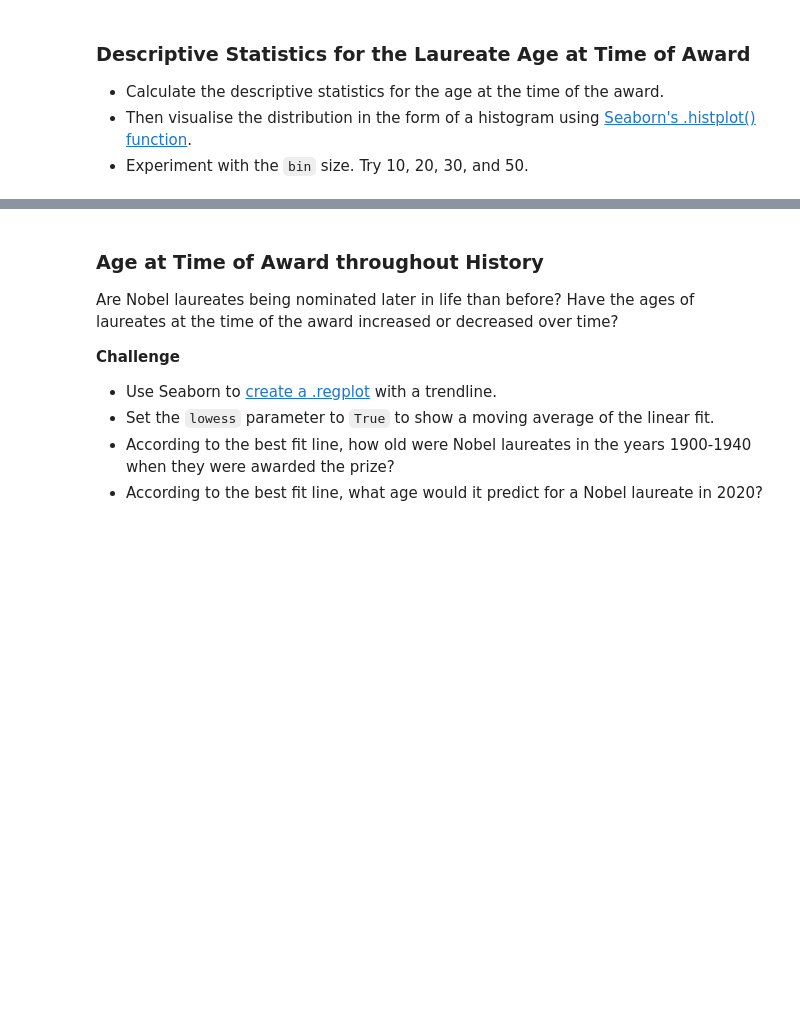
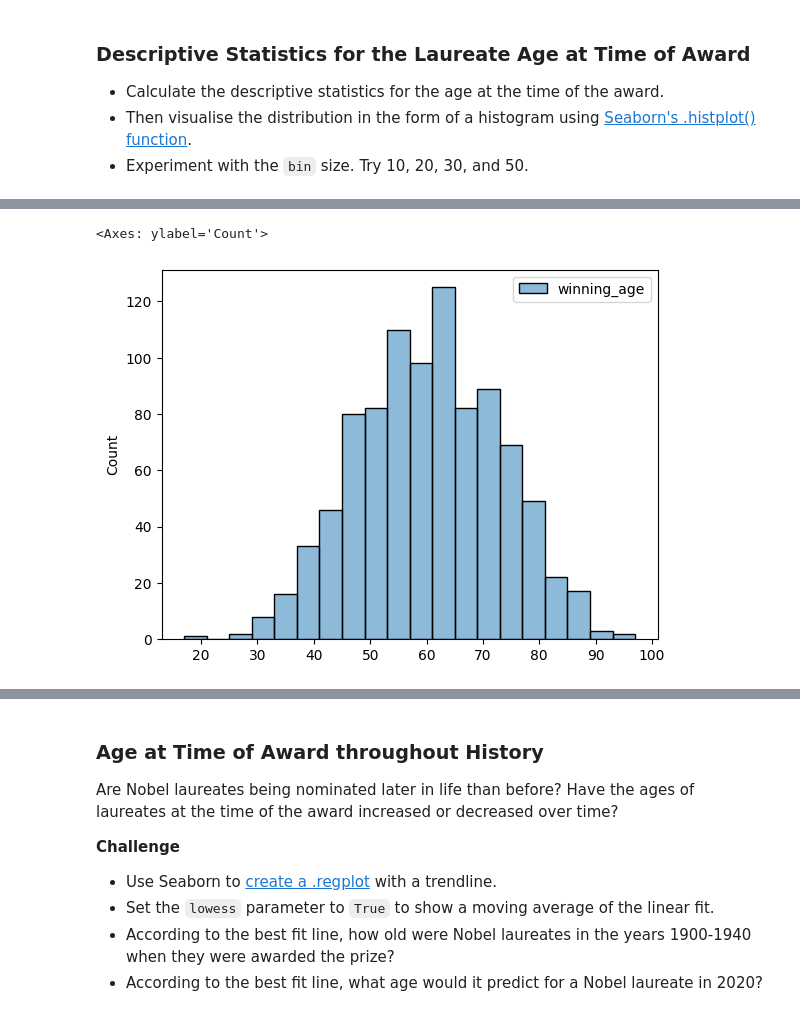
Before and after one commit to nico-Zero/Python, a Jupyter notebook: New_Shit__/Angela_Yu__/Day_79_Nobal_price_Analysis/Nobel_Prize_Analysis_(start).ipynb, the cells around one changed output, grey strips where cells are left out. Saved outputs shown, nothing was run; the diff lists cells and outputs as text; code cells hidden in the pictures; blank space fills up the shorter version.

```diff
--- a/New_Shit__/Angela_Yu__/Day_79_Nobal_price_Analysis/Nobel_Prize_Analysis_(start).ipynb
+++ b/New_Shit__/Angela_Yu__/Day_79_Nobal_price_Analysis/Nobel_Prize_Analysis_(start).ipynb
@@ -536,0 +702,5 @@ How Old Are the Laureates When the Win the Prize?
+# %%
+sns.histplot(data=prize_for,bins=20)
+# %% [output]
+<Axes: ylabel='Count'>
+[figure, added]
```
Also changed, not shown: parts of 19 cells of this notebook, 3 other files.
